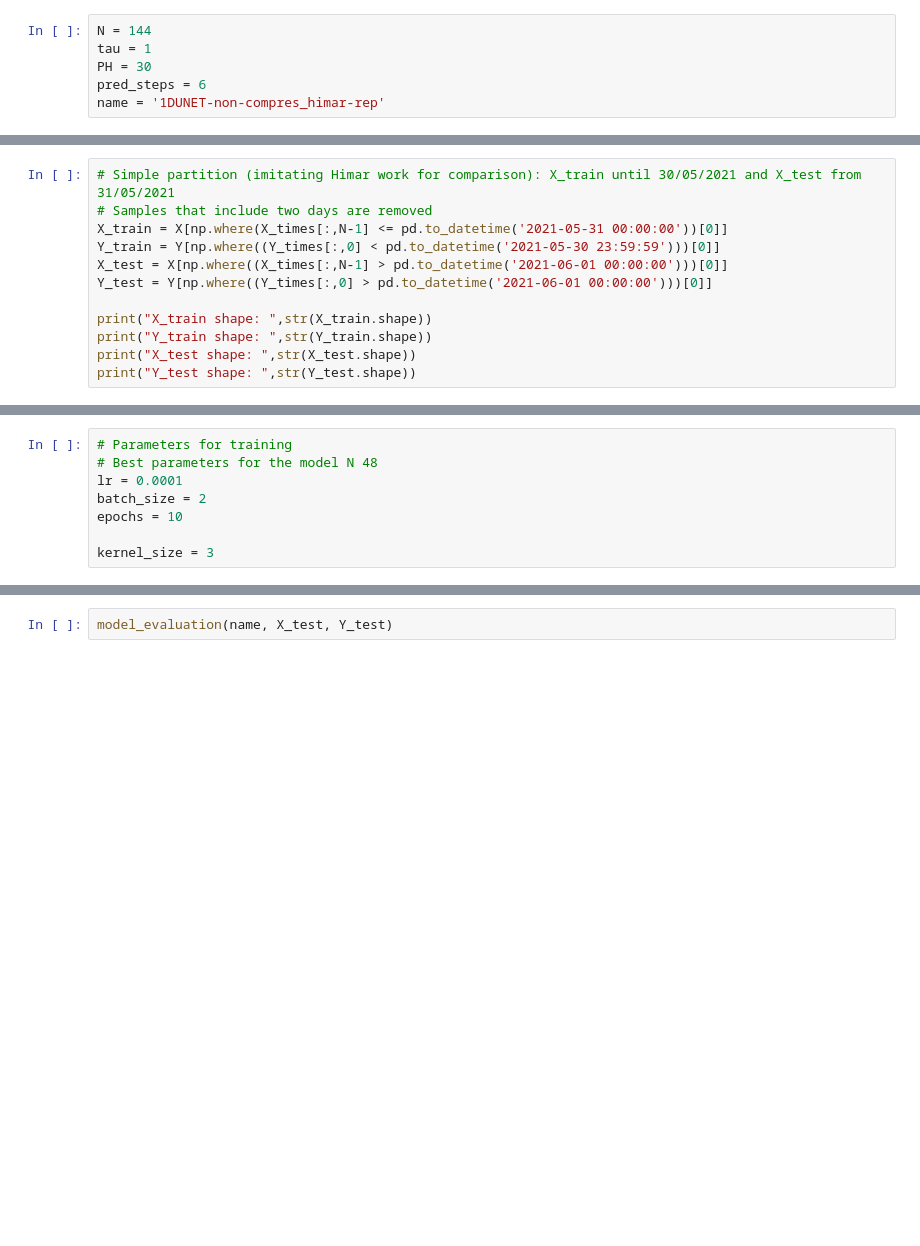
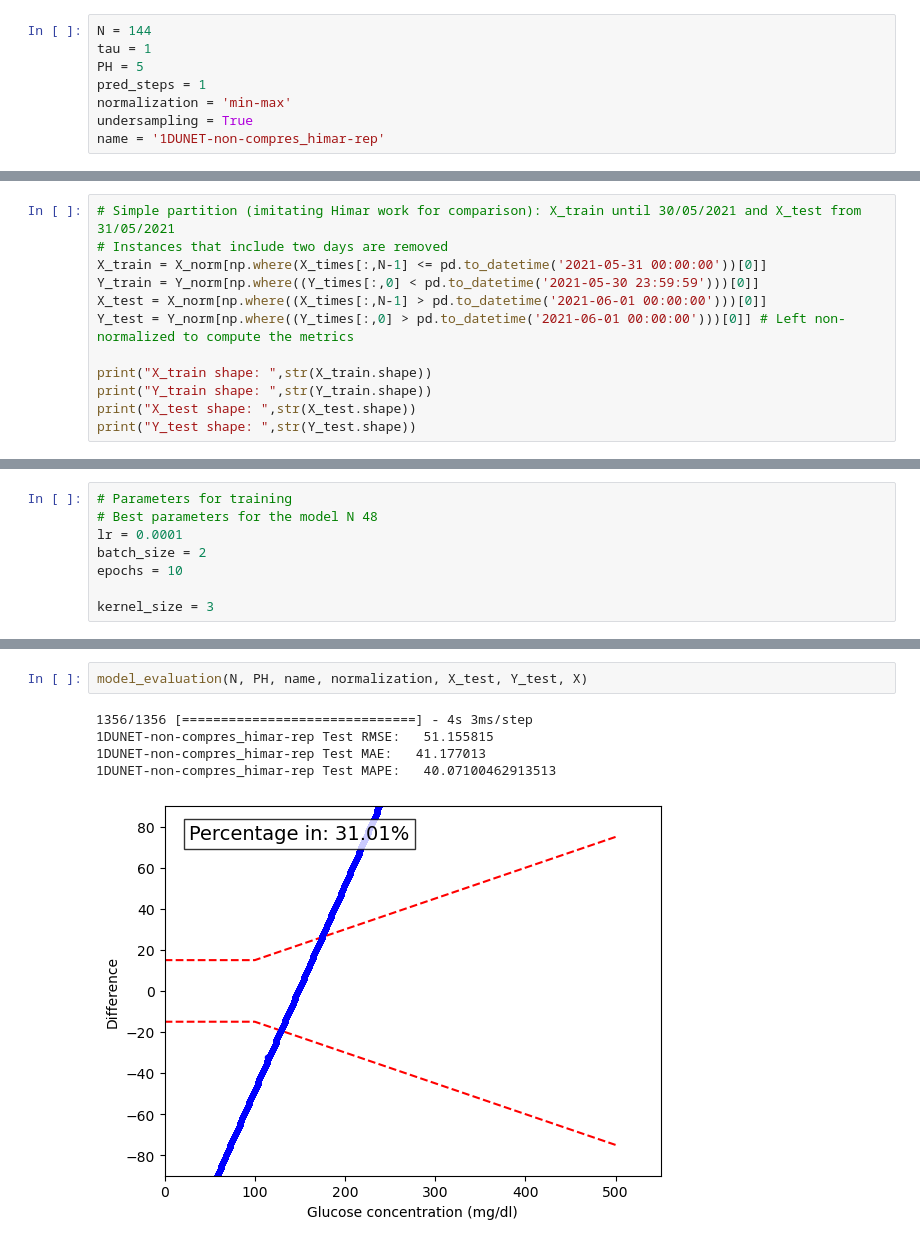
Before and after one commit to antorguez95/Personalized-AI-Based-Do-It-Yourself-Glucose-Prediction-tool, a Jupyter notebook: main_himar_rep.ipynb, the cells around one changed output, grey strips where cells are left out. Saved outputs shown, nothing was run; the diff lists cells and outputs as text; blank space fills up the shorter version.

```diff
--- a/main_himar_rep.ipynb
+++ b/main_himar_rep.ipynb
@@ -45,8 +46,10 @@ os.chdir(parent_directory)
 # %%
 N = 144
 tau = 1
-PH = 30
-pred_steps = 6
+PH = 5
+pred_steps = 1
+normalization = 'min-max'
+undersampling = True
 name = '1DUNET-non-compres_himar-rep'
 # %%
 X, Y, X_times, Y_times = get_CGM_X_Y(sgv_data_dict, sensor_Mikael, N, tau, PH, experiments_folder, plot=False, verbose = 0)
@@ -53,10 +70,10 @@ X, Y, X_times, Y_times = get_CGM_X_Y(sgv_data_dict, sensor_Mikael, N, tau, PH, e
 # %%
 # Simple partition (imitating Himar work for comparison): X_train until 30/05/2021 and X_test from 31/05/2021
-# Samples that include two days are removed
-X_train = X[np.where(X_times[:,N-1] <= pd.to_datetime('2021-05-31 00:00:00'))[0]]
-Y_train = Y[np.where((Y_times[:,0] < pd.to_datetime('2021-05-30 23:59:59')))[0]]
-X_test = X[np.where((X_times[:,N-1] > pd.to_datetime('2021-06-01 00:00:00')))[0]]
-Y_test = Y[np.where((Y_times[:,0] > pd.to_datetime('2021-06-01 00:00:00')))[0]]
+# Instances that include two days are removed
+X_train = X_norm[np.where(X_times[:,N-1] <= pd.to_datetime('2021-05-31 00:00:00'))[0]]
+Y_train = Y_norm[np.where((Y_times[:,0] < pd.to_datetime('2021-05-30 23:59:59')))[0]]
+X_test = X_norm[np.where((X_times[:,N-1] > pd.to_datetime('2021-06-01 00:00:00')))[0]]
+Y_test = Y_norm[np.where((Y_times[:,0] > pd.to_datetime('2021-06-01 00:00:00')))[0]] # Left non-normalized to compute the metrics
 
 print("X_train shape: ",str(X_train.shape))
 print("Y_train shape: ",str(Y_train.shape))
@@ -169,2 +161,8 @@ train_model(model,
 # %%
-model_evaluation(name, X_test, Y_test)
+model_evaluation(N, PH, name, normalization, X_test, Y_test, X)
+# %% [output]
+1356/1356 [==============================] - 4s 3ms/step
+1DUNET-non-compres_himar-rep Test RMSE:   51.155815
+1DUNET-non-compres_himar-rep Test MAE:   41.177013
+1DUNET-non-compres_himar-rep Test MAPE:   40.07100462913513
+[figure, added]
```
Also changed, not shown: parts of 18 cells of this notebook, 6 other files.
